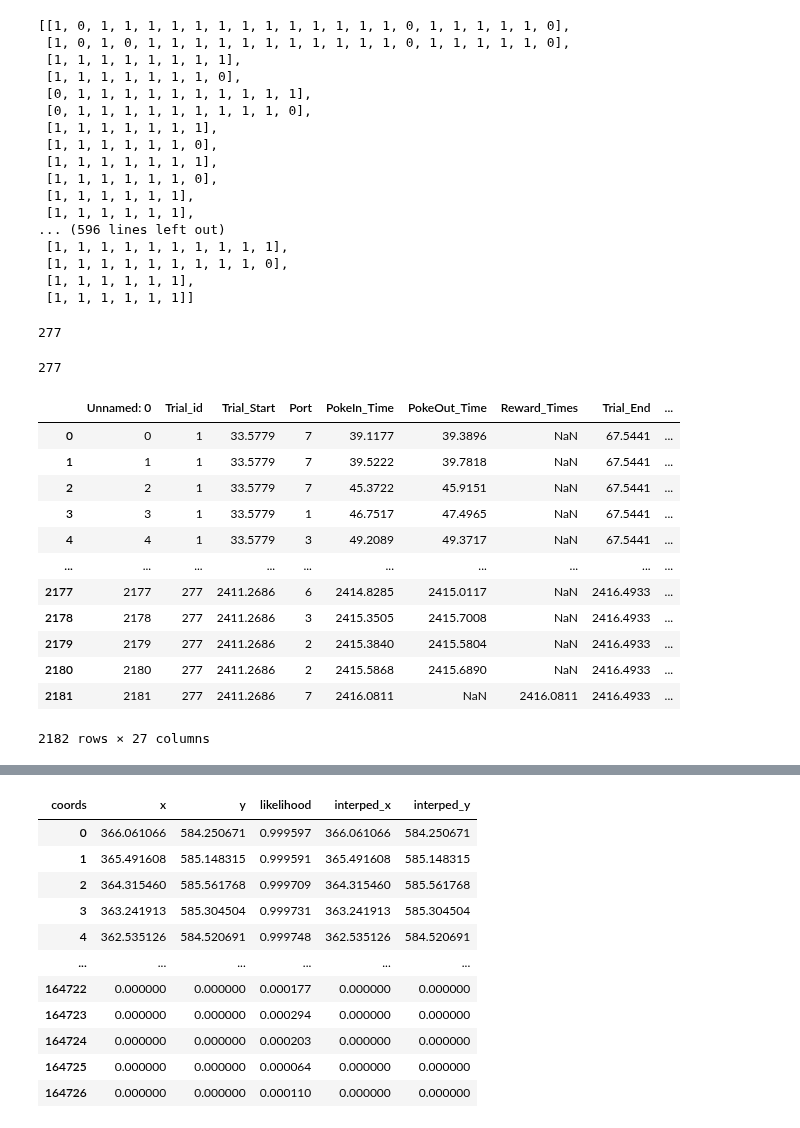
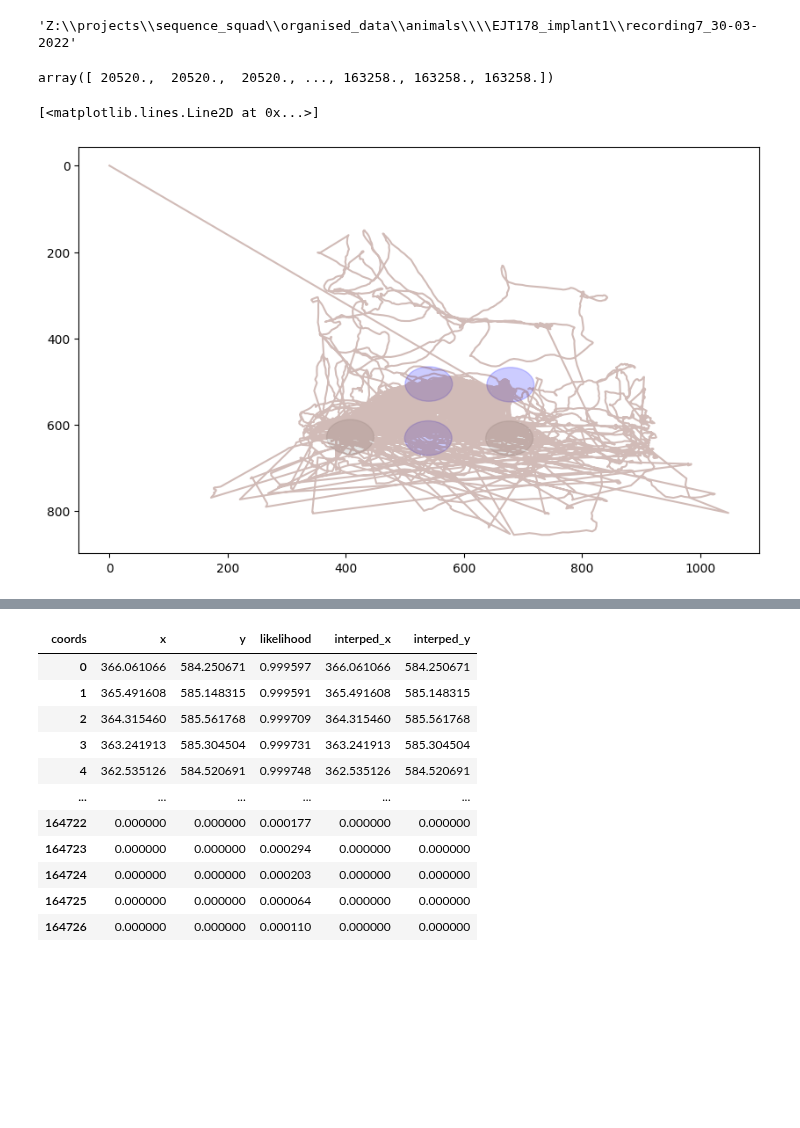
Before and after one commit to EmmettJT/sequences_analyse_PPSeq, a Jupyter notebook: revision_analysis/prioritisation_analysis/Untitled-1.ipynb, the cells around one changed output, grey strips where cells are left out. Saved outputs shown, nothing was run; the diff lists cells and outputs as text; code cells hidden in the pictures; blank space fills up the shorter version.

```diff
--- a/revision_analysis/prioritisation_analysis/Untitled-1.ipynb
+++ b/revision_analysis/prioritisation_analysis/Untitled-1.ipynb
@@ -461,44 +547,25 @@ start_end_inds
-# %%
-Tfilt
-# %% [output]
-[[1, 0, 1, 1, 1, 1, 1, 1, 1, 1, 1, 1, 1, 1, 1, 0, 1, 1, 1, 1, 1, 0],
- [1, 0, 1, 0, 1, 1, 1, 1, 1, 1, 1, 1, 1, 1, 1, 0, 1, 1, 1, 1, 1, 0],
- [1, 1, 1, 1, 1, 1, 1, 1],
- [1, 1, 1, 1, 1, 1, 1, 0],
- [0, 1, 1, 1, 1, 1, 1, 1, 1, 1, 1],
- [0, 1, 1, 1, 1, 1, 1, 1, 1, 1, 0],
- [1, 1, 1, 1, 1, 1, 1],
- [1, 1, 1, 1, 1, 1, 0],
- [1, 1, 1, 1, 1, 1, 1],
- [1, 1, 1, 1, 1, 1, 0],
- [1, 1, 1, 1, 1, 1],
- [1, 1, 1, 1, 1, 1],
-... (596 lines left out)
- [1, 1, 1, 1, 1, 1, 1, 1, 1, 1],
- [1, 1, 1, 1, 1, 1, 1, 1, 1, 0],
- [1, 1, 1, 1, 1, 1],
- [1, 1, 1, 1, 1, 1]]
-# %%
-trial_index
-# %% [output]
-277
-# %%
-len(transitions)
-# %% [output]
-277
-# %%
-behav_sync_csv
-# %% [output]
-|  | Unnamed: 0 | Trial_id | Trial_Start | Port | PokeIn_Time | PokeOut_Time | Reward_Times | Trial_End | ... |
-| 0 | 0 | 1 | 33.5779 | 7 | 39.1177 | 39.3896 | NaN | 67.5441 | ... |
-| 1 | 1 | 1 | 33.5779 | 7 | 39.5222 | 39.7818 | NaN | 67.5441 | ... |
-| 2 | 2 | 1 | 33.5779 | 7 | 45.3722 | 45.9151 | NaN | 67.5441 | ... |
-| 3 | 3 | 1 | 33.5779 | 1 | 46.7517 | 47.4965 | NaN | 67.5441 | ... |
-| 4 | 4 | 1 | 33.5779 | 3 | 49.2089 | 49.3717 | NaN | 67.5441 | ... |
-| ... | ... | ... | ... | ... | ... | ... | ... | ... | ... |
-| 2177 | 2177 | 277 | 2411.2686 | 6 | 2414.8285 | 2415.0117 | NaN | 2416.4933 | ... |
-| 2178 | 2178 | 277 | 2411.2686 | 3 | 2415.3505 | 2415.7008 | NaN | 2416.4933 | ... |
-| 2179 | 2179 | 277 | 2411.2686 | 2 | 2415.3840 | 2415.5804 | NaN | 2416.4933 | ... |
-| 2180 | 2180 | 277 | 2411.2686 | 2 | 2415.5868 | 2415.6890 | NaN | 2416.4933 | ... |
-| 2181 | 2181 | 277 | 2411.2686 | 7 | 2416.0811 | NaN | 2416.0811 | 2416.4933 | ... |
-2182 rows × 27 columns
+# %%
+full_org_dat_path
+# %% [output]
+'Z:\\projects\\sequence_squad\\organised_data\\animals\\\\EJT178_implant1\\recording7_30-03-2022'
+# %%
+behav_sync_df.backcam_trialstart_timestamps.values
+# %% [output]
+array([ 20520.,  20520.,  20520., ..., 163258., 163258., 163258.])
+# %%
+port_centroids = [(np.median(p1.interped_x),np.median(p1.interped_y)),(np.median(p2.interped_x),np.median(p2.interped_y)),(np.median(p3.interped_x),np.median(p3.interped_y)),(np.median(p4.interped_x),np.median(p4.interped_y)),(np.median(p5.interped_x),np.median(p5.interped_y))]
+
+fig, ax = plt.subplots(1, 1,figsize=(10, 6))
+for index,port_centroid in enumerate(port_centroids):
+    ## define rings around important ports: port 5, port2, port 3, port4
+    radius = 40
+    ax.plot(port_centroid[0],port_centroid[1],'o',alpha = 0)
+    c = ['blue','grey','blue','grey','blue']
+    circle = plt.Circle(port_centroid, radius, color=c[index], alpha = 0.2)
+    ax.add_patch(circle)
+ax.invert_yaxis()
+
+ax.plot(back_head_centre_df.interped_x,back_head_centre_df.interped_y,'-',alpha = 0.4)
+# %% [output]
+[<matplotlib.lines.Line2D at 0x...>]
+[figure, added]
```
Also changed, not shown: parts of 31 cells of this notebook.
